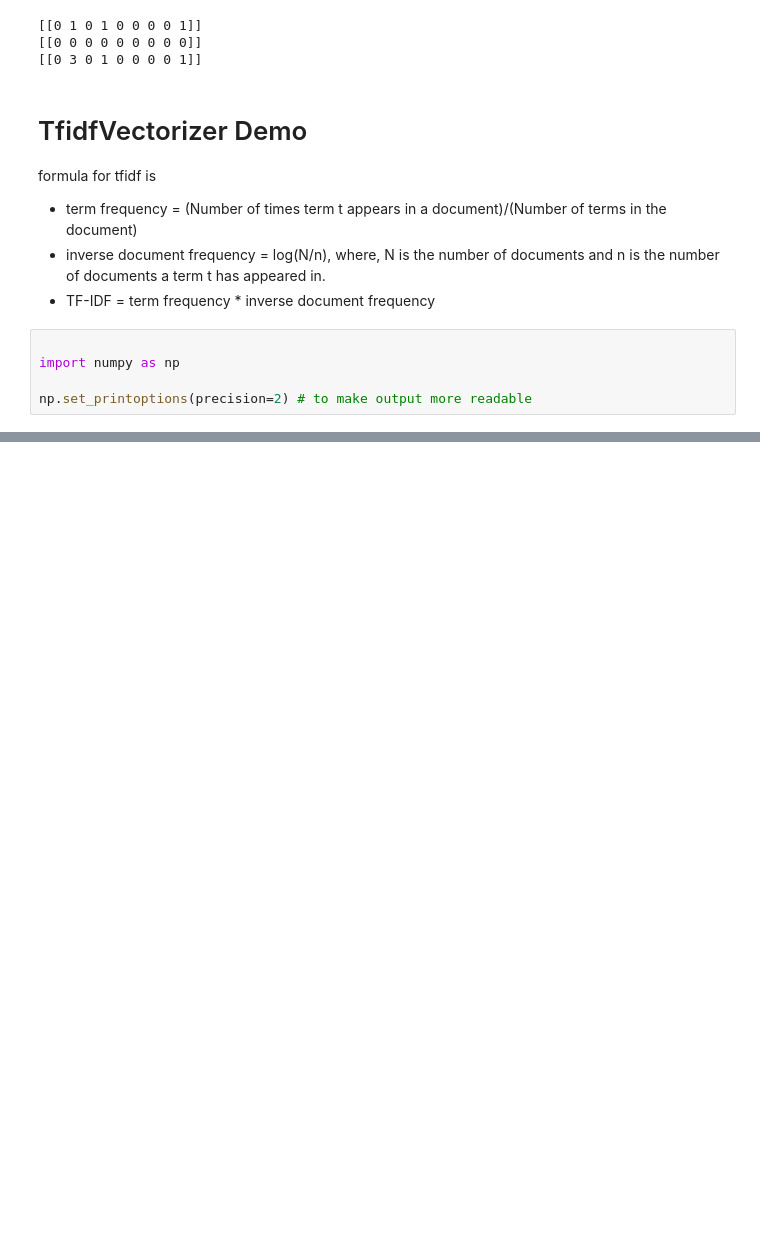
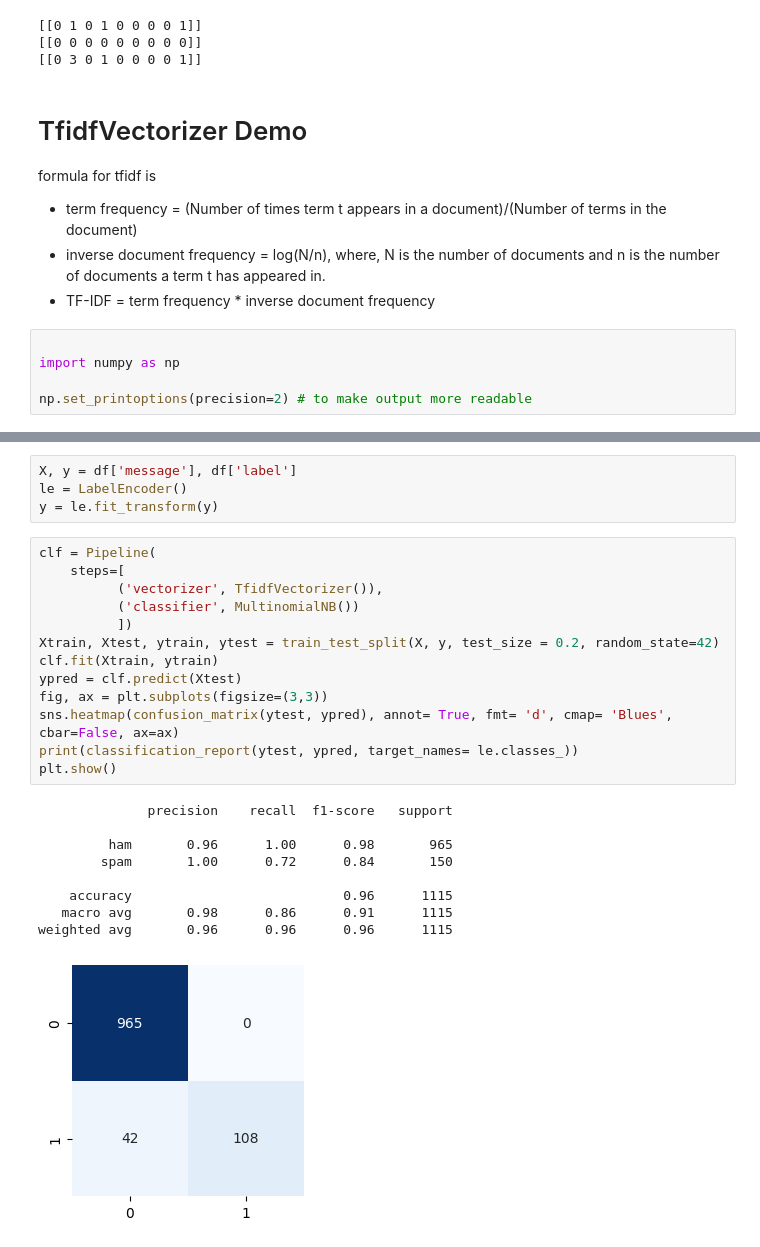
Before and after one commit to raxriot/Machine-learning, a Jupyter notebook: classification/spam_detection.ipynb, the cells around one changed output, grey strips where cells are left out. Cells and saved outputs as stored; diff of their text form; blank space fills up the shorter version.

```diff
--- a/classification/spam_detection.ipynb
+++ b/classification/spam_detection.ipynb
@@ -59,0 +121,27 @@ np.set_printoptions(precision=2) # to make output more readable
+# %%
+X, y = df['message'], df['label']
+le = LabelEncoder()
+y = le.fit_transform(y)
+# %%
+clf = Pipeline(
+    steps=[
+          ('vectorizer', TfidfVectorizer()),
+          ('classifier', MultinomialNB())
+          ])
+Xtrain, Xtest, ytrain, ytest = train_test_split(X, y, test_size = 0.2, random_state=42)
+clf.fit(Xtrain, ytrain)
+ypred = clf.predict(Xtest)
+fig, ax = plt.subplots(figsize=(3,3))
+sns.heatmap(confusion_matrix(ytest, ypred), annot= True, fmt= 'd', cmap= 'Blues', cbar=False, ax=ax)
+print(classification_report(ytest, ypred, target_names= le.classes_))
+plt.show()
+# %% [output]
+              precision    recall  f1-score   support
+
+         ham       0.96      1.00      0.98       965
+        spam       1.00      0.72      0.84       150
+
+    accuracy                           0.96      1115
+   macro avg       0.98      0.86      0.91      1115
+weighted avg       0.96      0.96      0.96      1115
+[figure, added]
```
Also changed, not shown: parts of 10 cells of this notebook, 1 other file.
